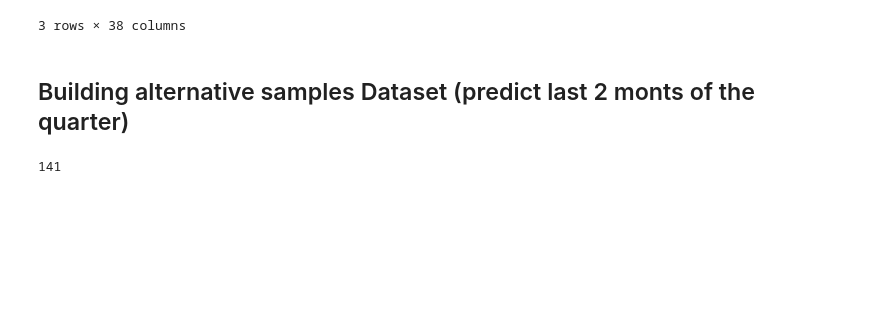
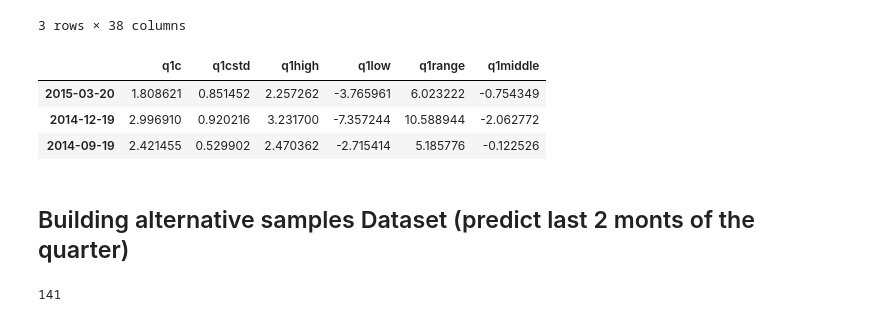
Before and after one commit to marcolunardi/metis, a Jupyter notebook: kojak_work/options_project_analysis.ipynb, the cells around one changed output. Drawn from its saved outputs; the diff is of its cells as text; code cells hidden in the pictures; blank space fills up the shorter version.

```diff
--- a/kojak_work/options_project_analysis.ipynb
+++ b/kojak_work/options_project_analysis.ipynb
@@ -1010,6 +1012,21 @@ data.tail(3)
 | 1980-06-20 | 11.484703 | 1.030380 | 13.635031 | -3.997654 | 17.632685 | 4.818688 | -4.907519 | 1.035450 | 1.184622 | -1.101232 | ... | ... |
 | 1980-03-21 | -4.907519 | 1.035450 | 10.084580 | -4.953992 | 15.038572 | 2.565294 | -2.607043 | 0.860565 | 0.921323 | -0.903817 | ... | ... |
 3 rows × 38 columns
+# %%
+ydata = pd.DataFrame(index = exp, columns = ['q1c','q1cstd','q1high','q1low','q1range','q1middle'])
+# %%
+ydata.q1c = q1c
+ydata.q1cstd = q1cstd
+ydata.q1high = q1high
+ydata.q1low = q1low
+ydata.q1range = q1range
+ydata.q1middle = q1middle
+ydata.head(3)
+# %% [output]
+|  | q1c | q1cstd | q1high | q1low | q1range | q1middle |
+| 2015-03-20 | 1.808621 | 0.851452 | 2.257262 | -3.765961 | 6.023222 | -0.754349 |
+| 2014-12-19 | 2.996910 | 0.920216 | 3.231700 | -7.357244 | 10.588944 | -2.062772 |
+| 2014-09-19 | 2.421455 | 0.529902 | 2.470362 | -2.715414 | 5.185776 | -0.122526 |
 # %%
 data.to_csv('data.csv')
 spd.to_csv('spdfinal.csv')
```
Also changed, not shown: parts of 12 cells of this notebook, 9 other files.
